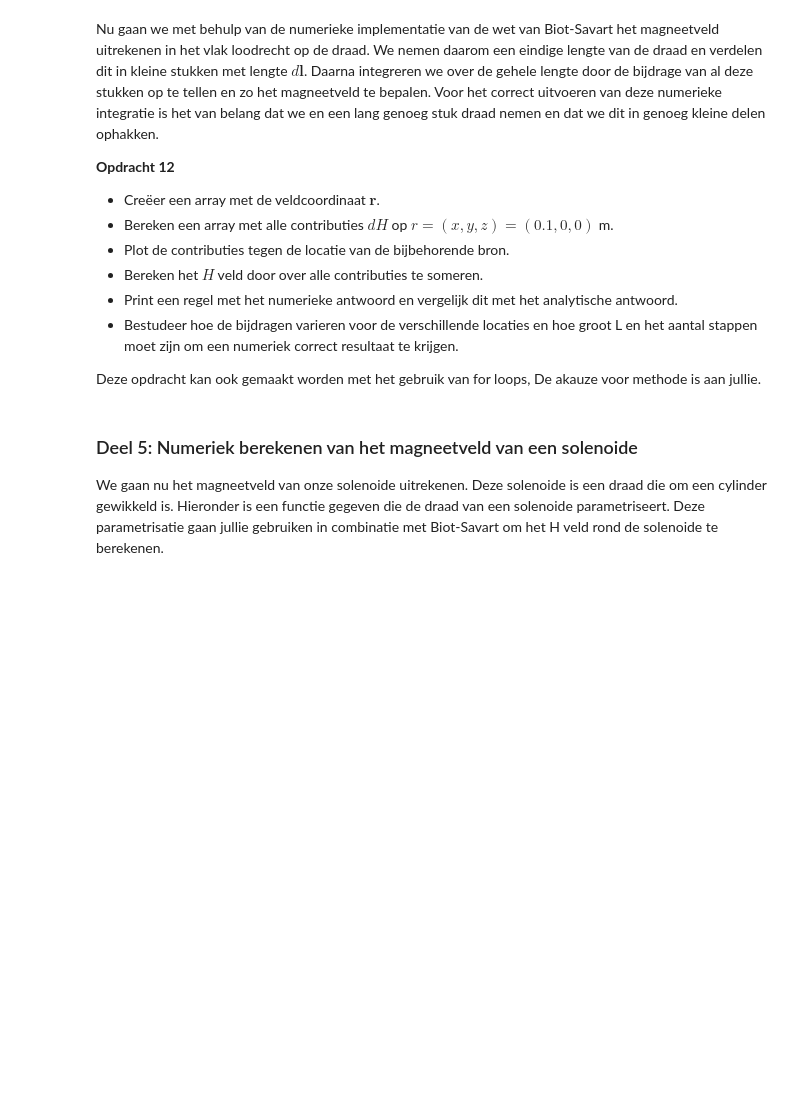
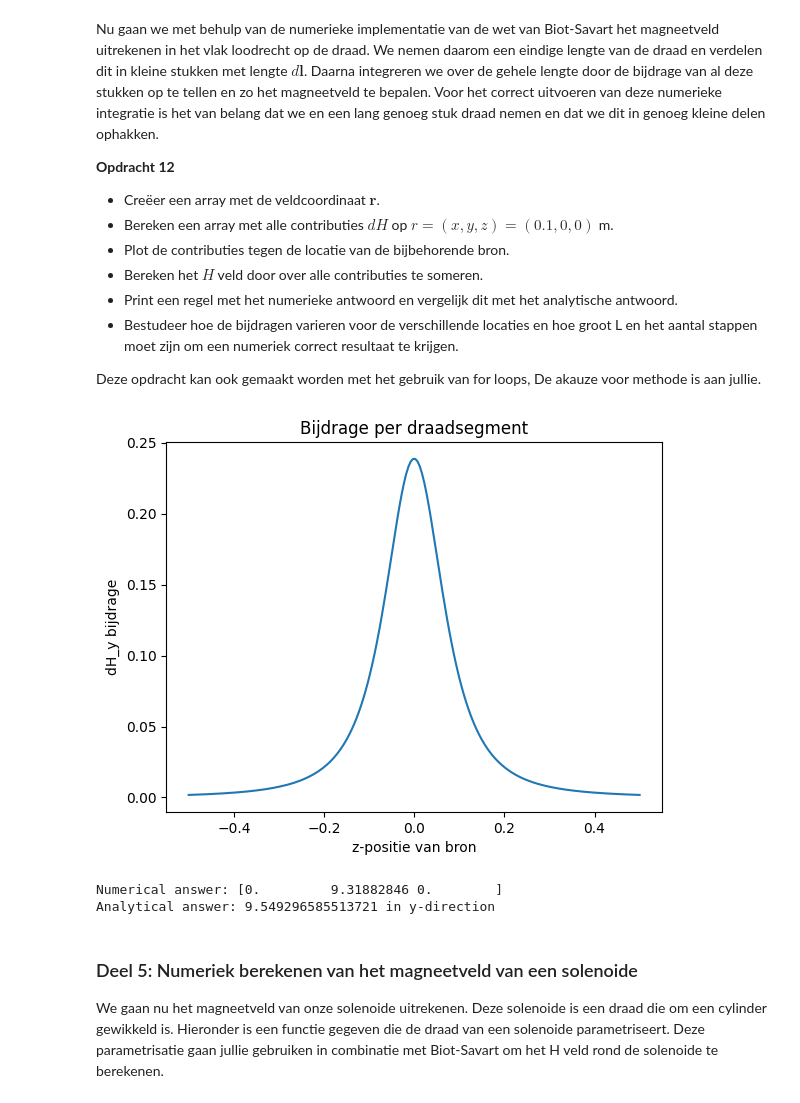
Before and after one commit to sralmulder-hash/opdrachten-DEF-D, a Jupyter notebook: KrachtactuatorOpdracht.ipynb, the cells around one changed output. Drawn from its saved outputs; the diff is of its cells as text; code cells hidden in the pictures; blank space fills up the shorter version.

Commit message:
opdracht 11 af

```diff
--- a/KrachtactuatorOpdracht.ipynb
+++ b/KrachtactuatorOpdracht.ipynb
@@ -253,9 +267,57 @@ Nu gaan we met behulp van de numerieke implementatie van de wet van Biot-Savart
 
 Deze opdracht kan ook gemaakt worden met het gebruik van for loops, De akauze voor methode is aan jullie.
 # %%
-###
-###Jullie code hier###
-###
+import numpy as np
+import matplotlib.pyplot as plt
+
+# 🔹 Gegeven
+L_draad = 1.0          # lengte van de draad (moet groot genoeg zijn!)
+N = 200                # aantal stukjes
+I = 6
+
+dl = np.array([0, 0, L_draad/N])   # klein stukje draad (z-richting)
+r_field = np.array([0.1, 0, 0])    # veldpunt
+
+# 🔹 Functie uit opdracht 11
+def field_current_element(r_field, r_source, dl):
+    r_diff = r_field - r_source
+    r_mag = np.linalg.norm(r_diff)
+    cross_product = np.cross(dl, r_diff)
+    dH = (1/(4*np.pi)) * I * cross_product / (r_mag**3)
+    return dH
+
+# 🔹 Maak alle bronpunten langs de draad (z-as)
+z_positions = np.linspace(-L_draad/2, L_draad/2, N)
+
+# 🔹 Bereken alle bijdragen
+dH_list = []
+
+for z in z_positions:
+    r_source = np.array([0, 0, z])
+    dH = field_current_element(r_field, r_source, dl)
+    dH_list.append(dH)
+
+dH_array = np.array(dH_list)
+
+# 🔹 Plot (alleen y-component, want die is relevant)
+plt.plot(z_positions, dH_array[:,1])
+plt.xlabel("z-positie van bron")
+plt.ylabel("dH_y bijdrage")
+plt.title("Bijdrage per draadsegment")
+plt.show()
+
+# 🔹 Sommeer alle bijdragen
+H_total = np.sum(dH_array, axis=0)
+
+# 🔹 Analytisch antwoord (oneindige draad)
+H_analytical = I / (2*np.pi*0.1)
+
+print(f'Numerical answer: {H_total}')
+print(f'Analytical answer: {H_analytical} in y-direction')
+# %% [output]
+[figure, added]
+Numerical answer: [0.         9.31882846 0.        ]
+Analytical answer: 9.549296585513721 in y-direction
 # %% [markdown]
 ### Deel 5: Numeriek berekenen van het magneetveld van een solenoide
 
```
Also changed, not shown: parts of 1 cell of this notebook.
